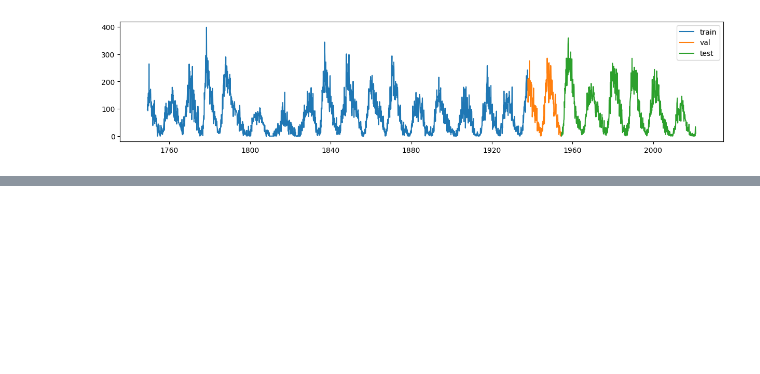
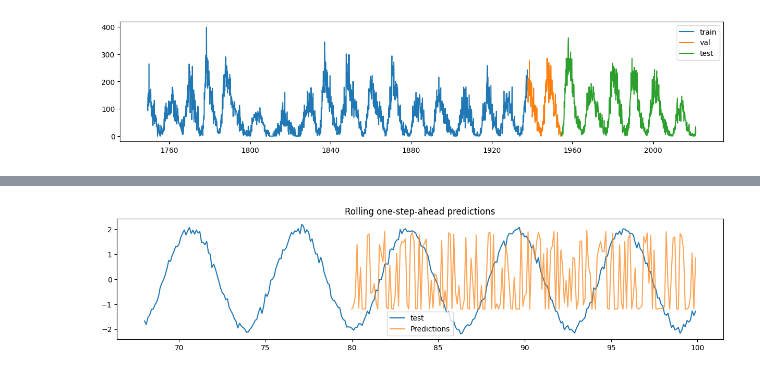
Before and after one commit to robetatis/study_notes_ml, a Jupyter notebook: sunspots.ipynb, the cells around one changed output, grey strips where cells are left out. Cells and saved outputs as stored; diff of their text form; code cells hidden in the pictures; blank space fills up the shorter version.

```diff
--- a/sunspots.ipynb
+++ b/sunspots.ipynb
@@ -139,0 +145,9 @@ plt.show()
+# %%
+fig, ax = plt.subplots(figsize=(15, 3))
+ax.plot(test_time, test_series, label='test')
+ax.plot(test_time[WINDOW_SIZE:], ypred, label='Predictions', alpha=0.7)
+ax.legend()
+ax.set_title('Rolling one-step-ahead predictions')
+plt.show()
+# %% [output]
+[figure, added]
```
Also changed, not shown: parts of 5 cells of this notebook, 1 other file.
